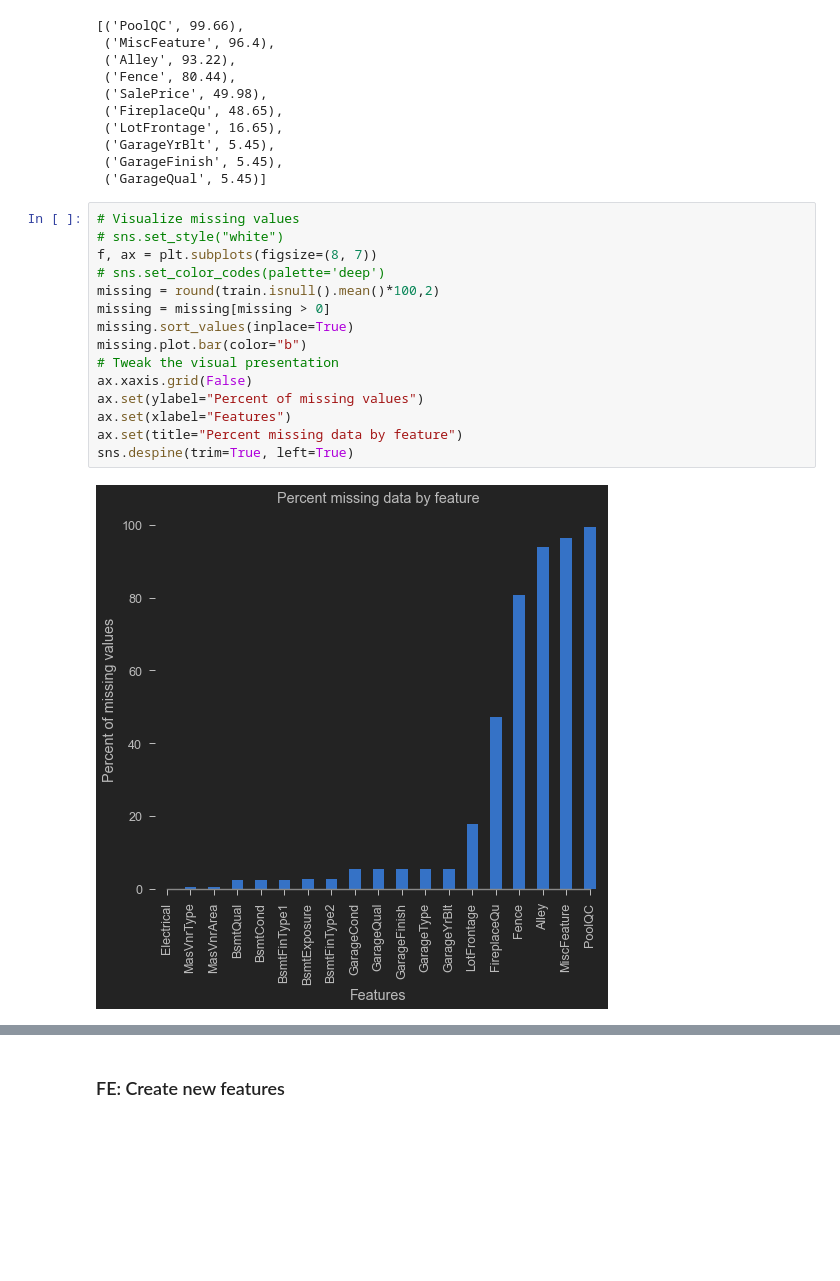
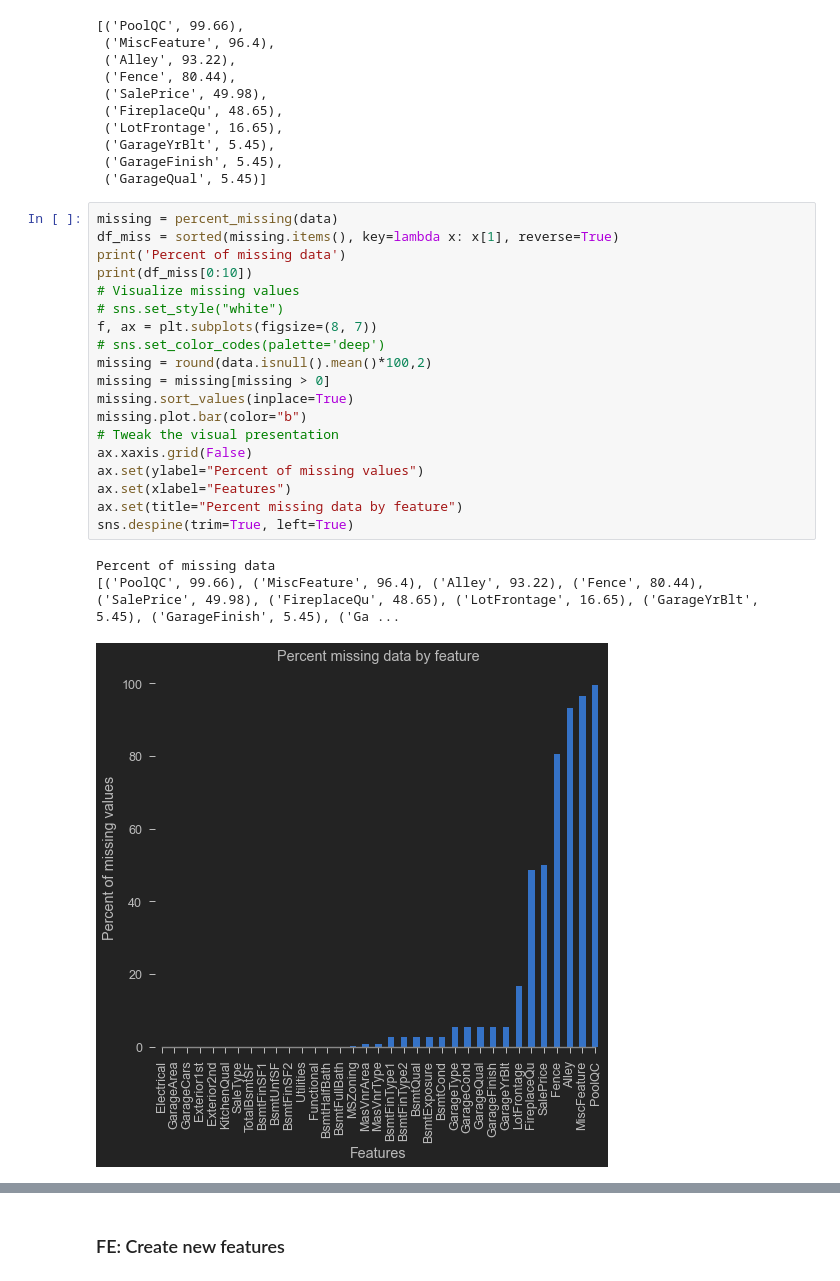
Before and after one commit to henrylao/kaggle-ames-housing, a Jupyter notebook: Kaggle House Prices - Advanced Regression.ipynb, the cells around one changed output, grey strips where cells are left out. Drawn from its saved outputs; the diff is of its cells as text; blank space fills up the shorter version.

```diff
--- a/Kaggle House Prices - Advanced Regression.ipynb
+++ b/Kaggle House Prices - Advanced Regression.ipynb
@@ -224,22 +229,28 @@ Percent of missing data
  ('GarageFinish', 5.45),
  ('GarageQual', 5.45)]
 # %%
+missing = percent_missing(data)
+df_miss = sorted(missing.items(), key=lambda x: x[1], reverse=True)
+print('Percent of missing data')
+print(df_miss[0:10])
 # Visualize missing values
 # sns.set_style("white")
 f, ax = plt.subplots(figsize=(8, 7))
 # sns.set_color_codes(palette='deep')
-missing = round(train.isnull().mean()*100,2)
+missing = round(data.isnull().mean()*100,2)
 missing = missing[missing > 0]
 missing.sort_values(inplace=True)
 missing.plot.bar(color="b")
 # Tweak the visual presentation
 ax.xaxis.grid(False)
 ax.set(ylabel="Percent of missing values")
 ax.set(xlabel="Features")
 ax.set(title="Percent missing data by feature")
 sns.despine(trim=True, left=True)
 # %% [output]
+Percent of missing data
+[('PoolQC', 99.66), ('MiscFeature', 96.4), ('Alley', 93.22), ('Fence', 80.44), ('SalePrice', 49.98), ('FireplaceQu', 48.65), ('LotFrontage', 16.65), ('GarageYrBlt', 5.45), ('GarageFinish', 5.45), ('Ga ...
-[figure, old version]
+[figure, new version]
 # %%
 # Handle missing values in features
 data['MiscFeature'] = data['MiscFeature'].fillna('None') # select feature and fill w/ 'None'
```
Also changed, not shown: parts of 17 cells of this notebook.
